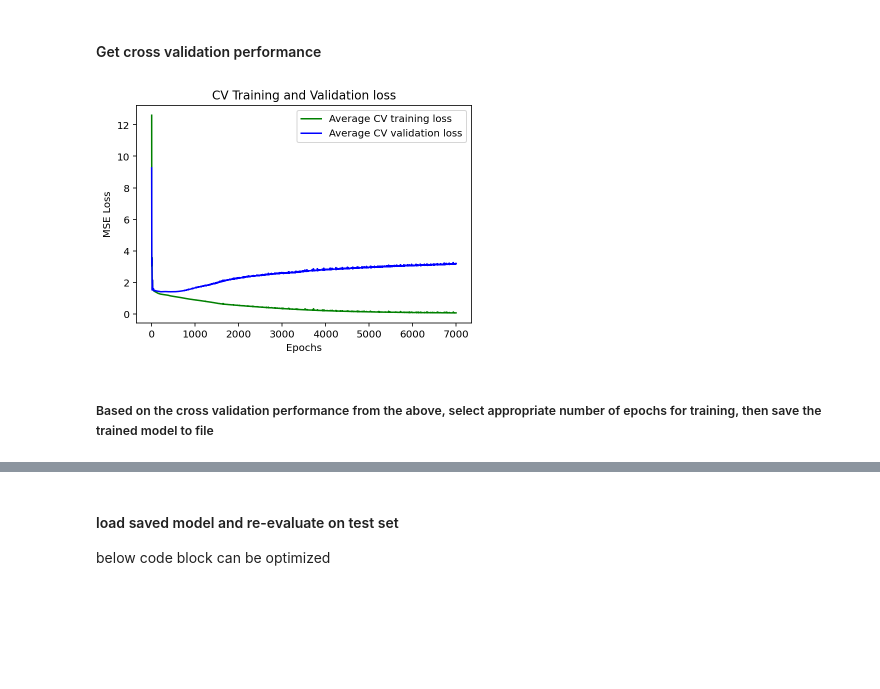
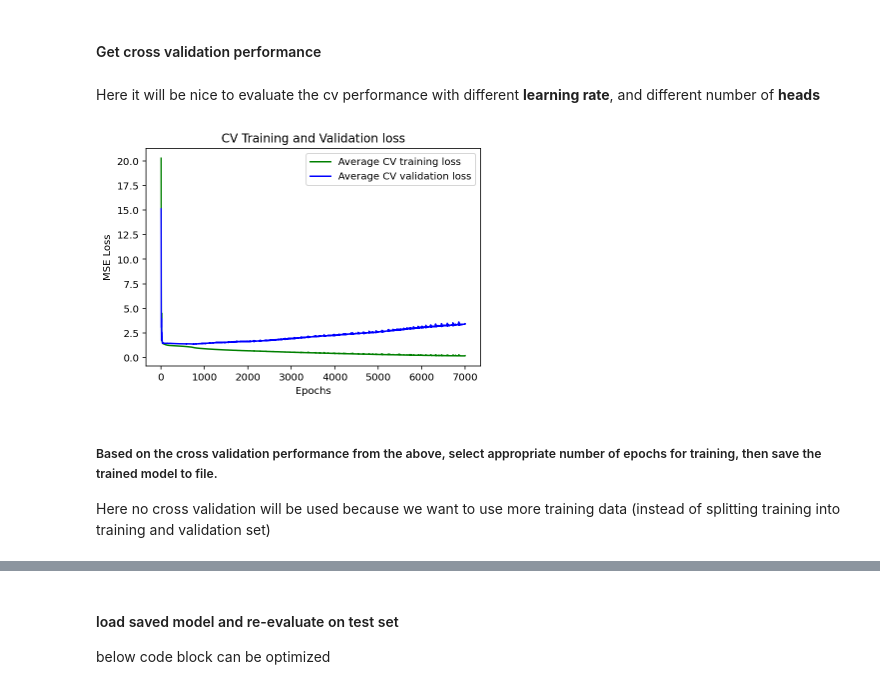
Before and after one commit to wusixer/dgl_graph_attention_network, a Jupyter notebook: notebooks/coxji1/20210929dgl_cv.ipynb, the cells around one changed output, grey strips where cells are left out. Cells and saved outputs as stored; diff of their text form; code cells hidden in the pictures; blank space fills up the shorter version.

```diff
--- a/notebooks/coxji1/20210929dgl_cv.ipynb
+++ b/notebooks/coxji1/20210929dgl_cv.ipynb
@@ -112,17 +119,21 @@ len(all_folds[0][0]), len(all_folds[0][1]), all_folds[0][0][0]
 #### Get cross validation performance
 # %%
 from patch_gnn.dgl_train_gatn import reset_weights, cv_on_train_with_gatn
+# %% [markdown]
+Here it will be nice to evaluate the cv performance with different **learning rate**, and different number of **heads**
 # %%
 lr = 1e-4
 avg_loss_per_epoch_train, avg_loss_per_epoch_val = cv_on_train_with_gatn(
     train_dataset,
     lr = lr,
-    n_epochs = 7000
+    n_epochs = 7000,
+    gat_n_heads = 1,
 )
 # %% [output]
-[figure, old version]
+[figure, new version]
 # %% [markdown]
-##### Based on the cross validation performance from the above, select appropriate number of epochs for training, then save the trained model to file
+##### Based on the cross validation performance from the above, select appropriate number of epochs for training, then save the trained model to file.
+Here no cross validation will be used because we want to use more training data (instead of splitting training into training and validation set)
 # %%
 from patch_gnn.dgl_train_gatn import train_val_with_gatn_no_cv
 train_loader = GraphDataLoader(train_dataset, batch_size = len(train_dataset), collate_fn =collate_fn)
```
Also changed, not shown: parts of 10 cells of this notebook.
